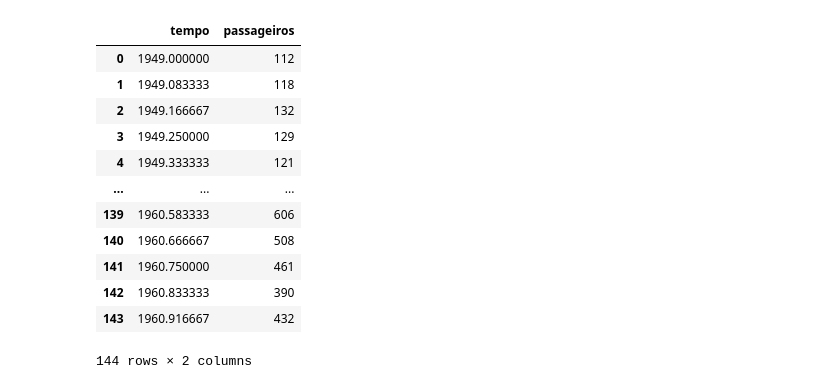
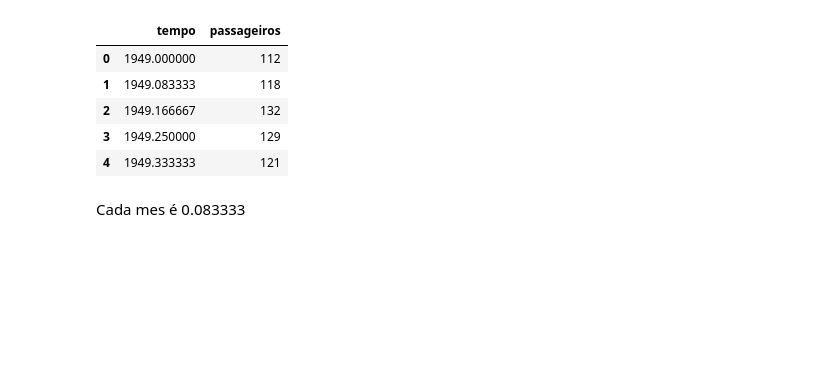
Before and after one commit to jader-lima/TimeSeriesLSTM, a Jupyter notebook: Parte1.ipynb, the cells around one changed output. Cells and saved outputs as stored; diff of their text form; code cells hidden in the pictures; blank space fills up the shorter version.

```diff
--- a/Parte1.ipynb
+++ b/Parte1.ipynb
@@ -6,18 +6,13 @@ import pandas as pd
 url = 'https://raw.githubusercontent.com/jader-lima/TimeSeriesLSTM/master/passageiros.csv'
 passageiros = pd.read_csv(url, error_bad_lines=False)
 # %%
-passageiros
+passageiros.head()
 # %% [output]
 |  | tempo | passageiros |
 | 0 | 1949.000000 | 112 |
 | 1 | 1949.083333 | 118 |
 | 2 | 1949.166667 | 132 |
 | 3 | 1949.250000 | 129 |
 | 4 | 1949.333333 | 121 |
-| ... | ... | ... |
-| 139 | 1960.583333 | 606 |
-| 140 | 1960.666667 | 508 |
-| 141 | 1960.750000 | 461 |
-| 142 | 1960.833333 | 390 |
-| 143 | 1960.916667 | 432 |
-144 rows × 2 columns
+# %% [markdown]
+Cada mes é 0.083333
```
Also changed, not shown: parts of 2 cells of this notebook.
